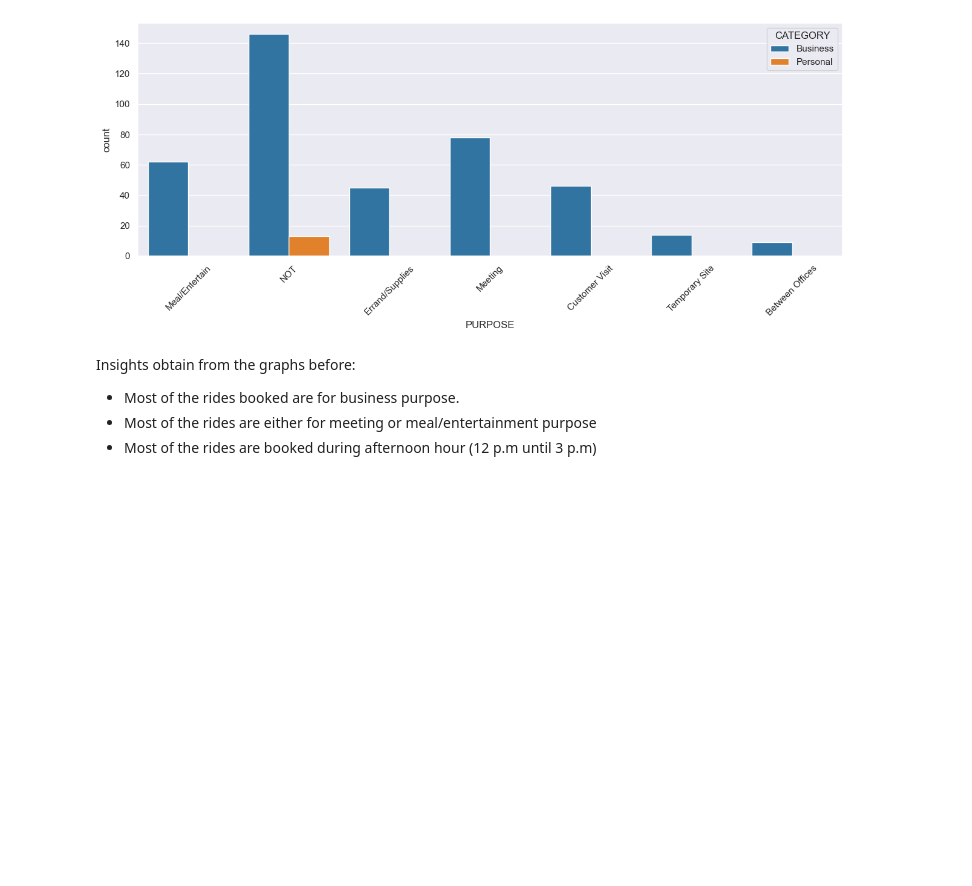
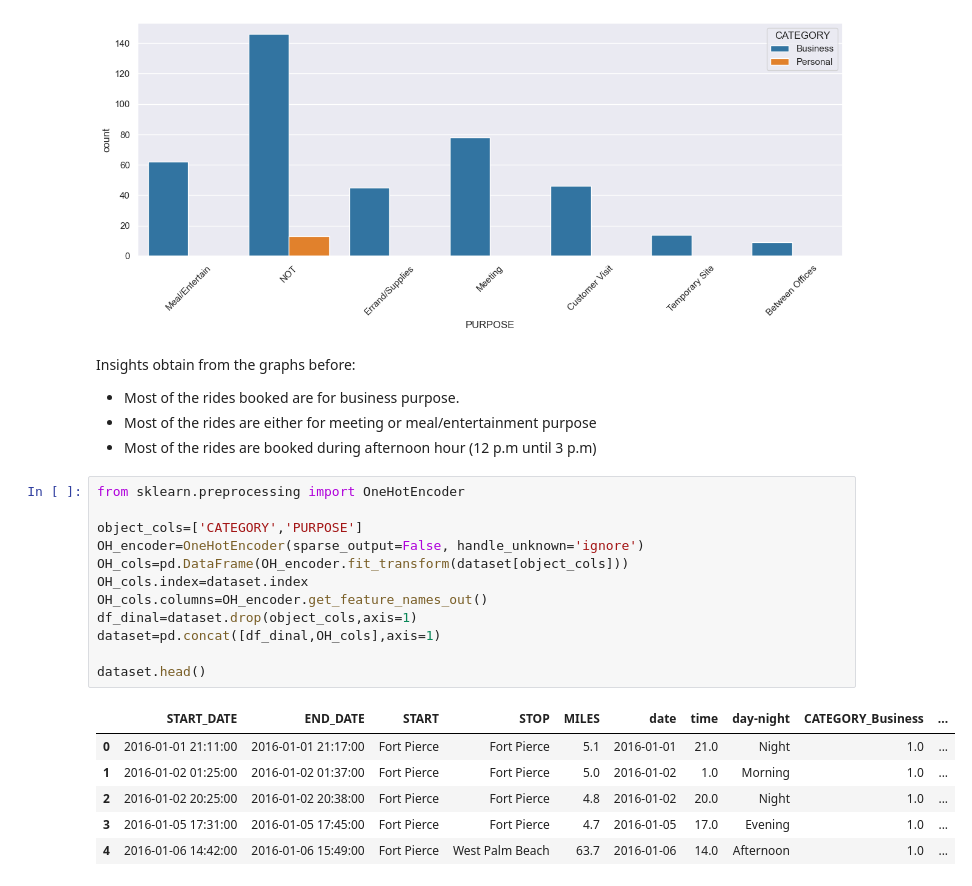
Before and after one commit to harizzzzz/Uber-Ride-Analysis, a Jupyter notebook: uber-rides-EDA.ipynb, the cells around one changed output. Saved outputs shown, nothing was run; the diff lists cells and outputs as text; blank space fills up the shorter version.

```diff
--- a/uber-rides-EDA.ipynb
+++ b/uber-rides-EDA.ipynb
@@ -224,3 +224,22 @@ Insights obtain from the graphs before:
 - Most of the rides booked are for business purpose.
 - Most of the rides are either for meeting or meal/entertainment purpose
 - Most of the rides are booked during afternoon hour (12 p.m until 3 p.m)
+# %%
+from sklearn.preprocessing import OneHotEncoder
+
+object_cols=['CATEGORY','PURPOSE']
+OH_encoder=OneHotEncoder(sparse_output=False, handle_unknown='ignore')
+OH_cols=pd.DataFrame(OH_encoder.fit_transform(dataset[object_cols]))
+OH_cols.index=dataset.index
+OH_cols.columns=OH_encoder.get_feature_names_out()
+df_dinal=dataset.drop(object_cols,axis=1)
+dataset=pd.concat([df_dinal,OH_cols],axis=1)
+
+dataset.head()
+# %% [output]
+|  | START_DATE | END_DATE | START | STOP | MILES | date | time | day-night | CATEGORY_Business | ... |
+| 0 | 2016-01-01 21:11:00 | 2016-01-01 21:17:00 | Fort Pierce | Fort Pierce | 5.1 | 2016-01-01 | 21.0 | Night | 1.0 | ... |
+| 1 | 2016-01-02 01:25:00 | 2016-01-02 01:37:00 | Fort Pierce | Fort Pierce | 5.0 | 2016-01-02 | 1.0 | Morning | 1.0 | ... |
+| 2 | 2016-01-02 20:25:00 | 2016-01-02 20:38:00 | Fort Pierce | Fort Pierce | 4.8 | 2016-01-02 | 20.0 | Night | 1.0 | ... |
+| 3 | 2016-01-05 17:31:00 | 2016-01-05 17:45:00 | Fort Pierce | Fort Pierce | 4.7 | 2016-01-05 | 17.0 | Evening | 1.0 | ... |
+| 4 | 2016-01-06 14:42:00 | 2016-01-06 15:49:00 | Fort Pierce | West Palm Beach | 63.7 | 2016-01-06 | 14.0 | Afternoon | 1.0 | ... |
```
Also changed, not shown: parts of 1 cell of this notebook.
